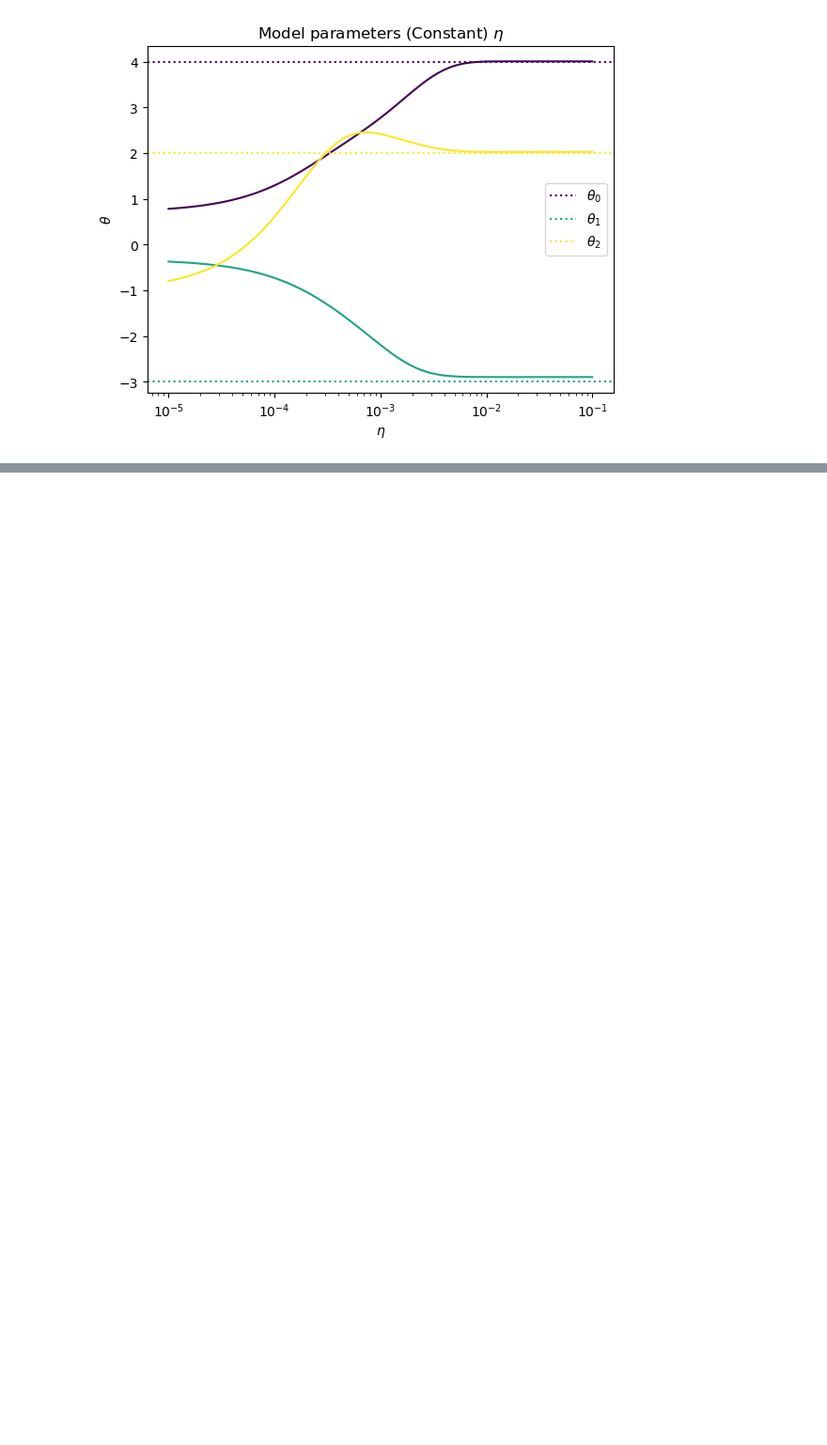
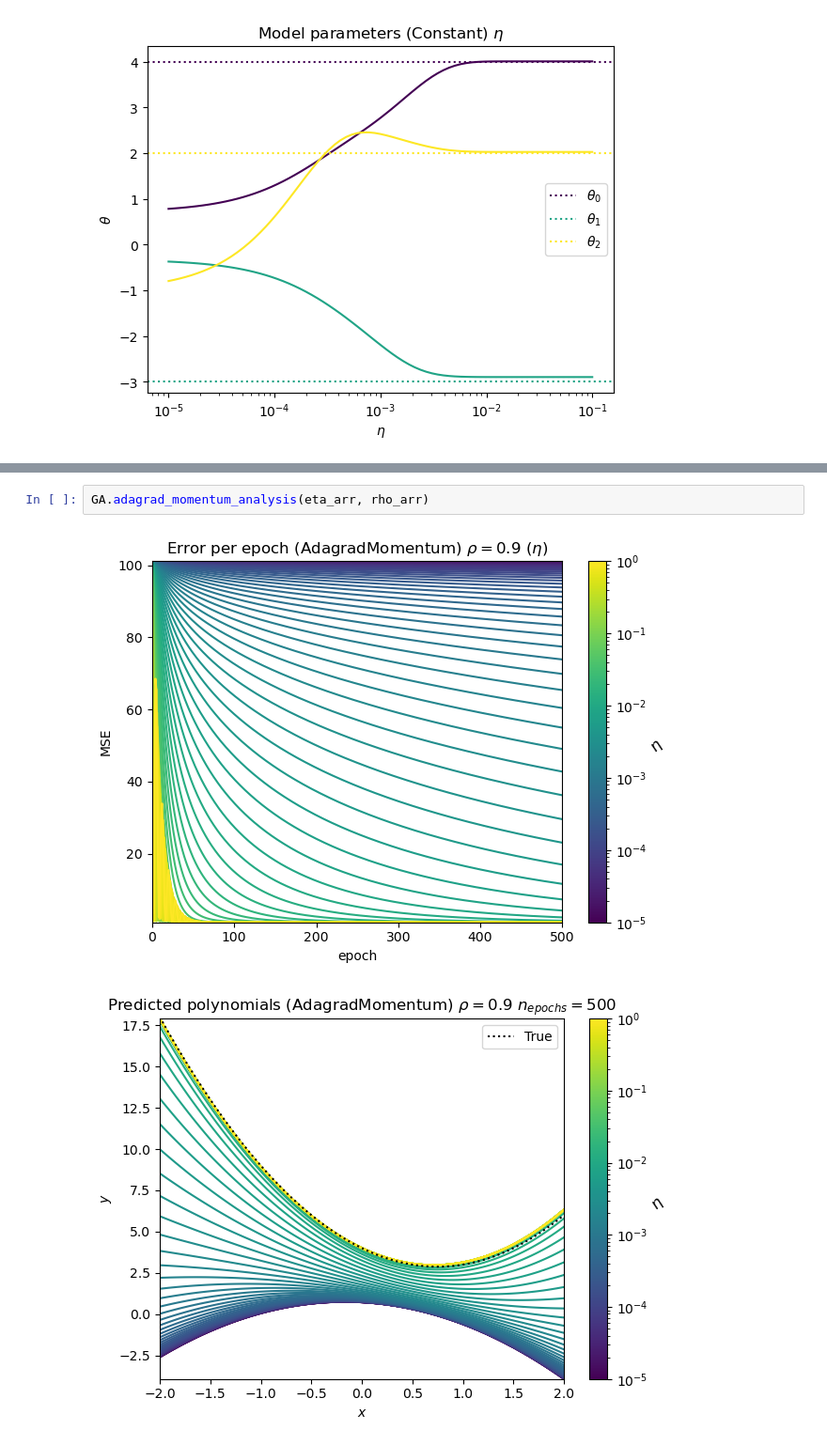
Before and after one commit to augustfe/FYSSTK, a Jupyter notebook: Project2/src/grad_rework.ipynb, the cells around one changed output, grey strips where cells are left out. Shown at 94% size. Drawn from its saved outputs; the diff is of its cells as text; blank space fills up the shorter version.

```diff
--- a/Project2/src/grad_rework.ipynb
+++ b/Project2/src/grad_rework.ipynb
@@ -41,0 +61,5 @@ GA.momentum_analysis(eta_arr, rho_arr)
+# %%
+GA.adagrad_momentum_analysis(eta_arr, rho_arr)
+# %% [output]
+[figure, added]
+[figure, added]
```
Also changed, not shown: parts of 6 cells of this notebook, 2 other files.
